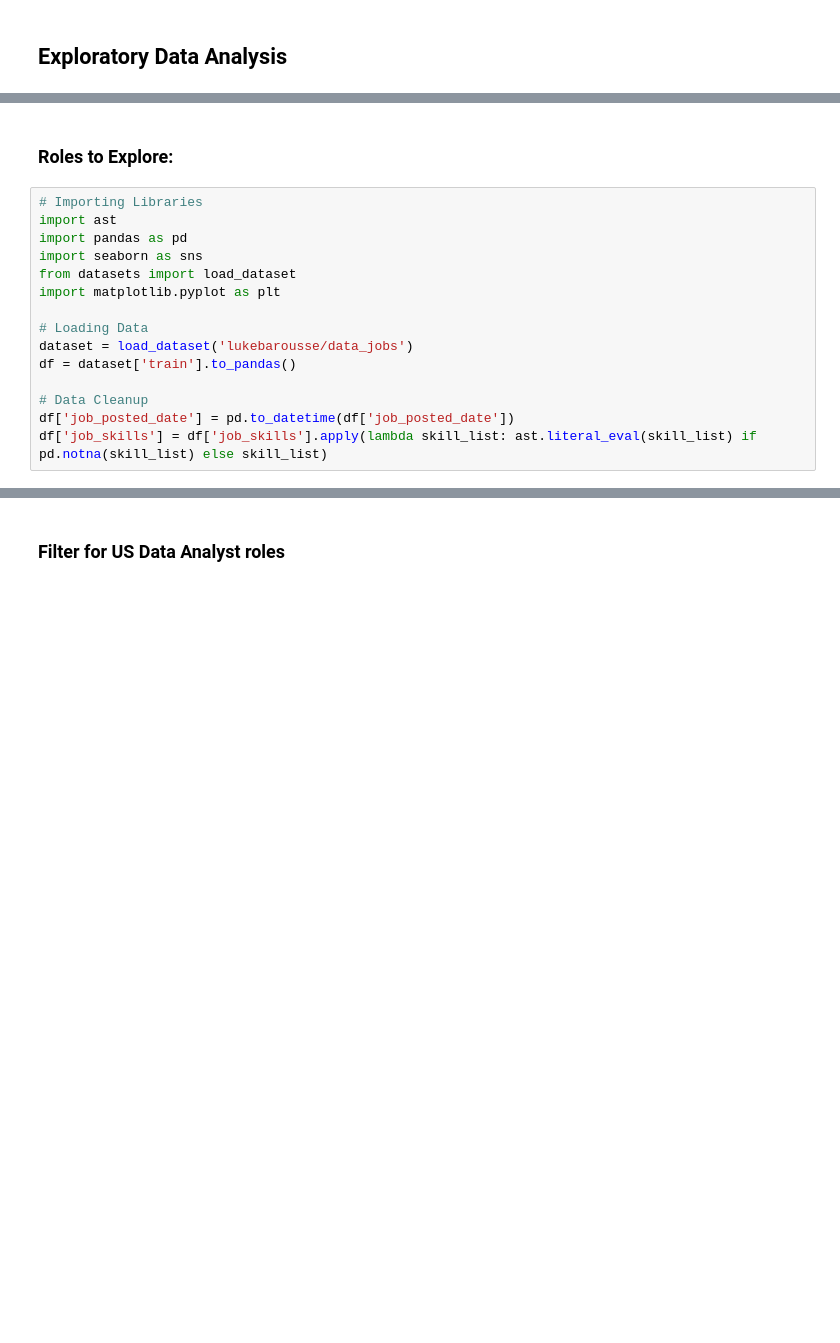
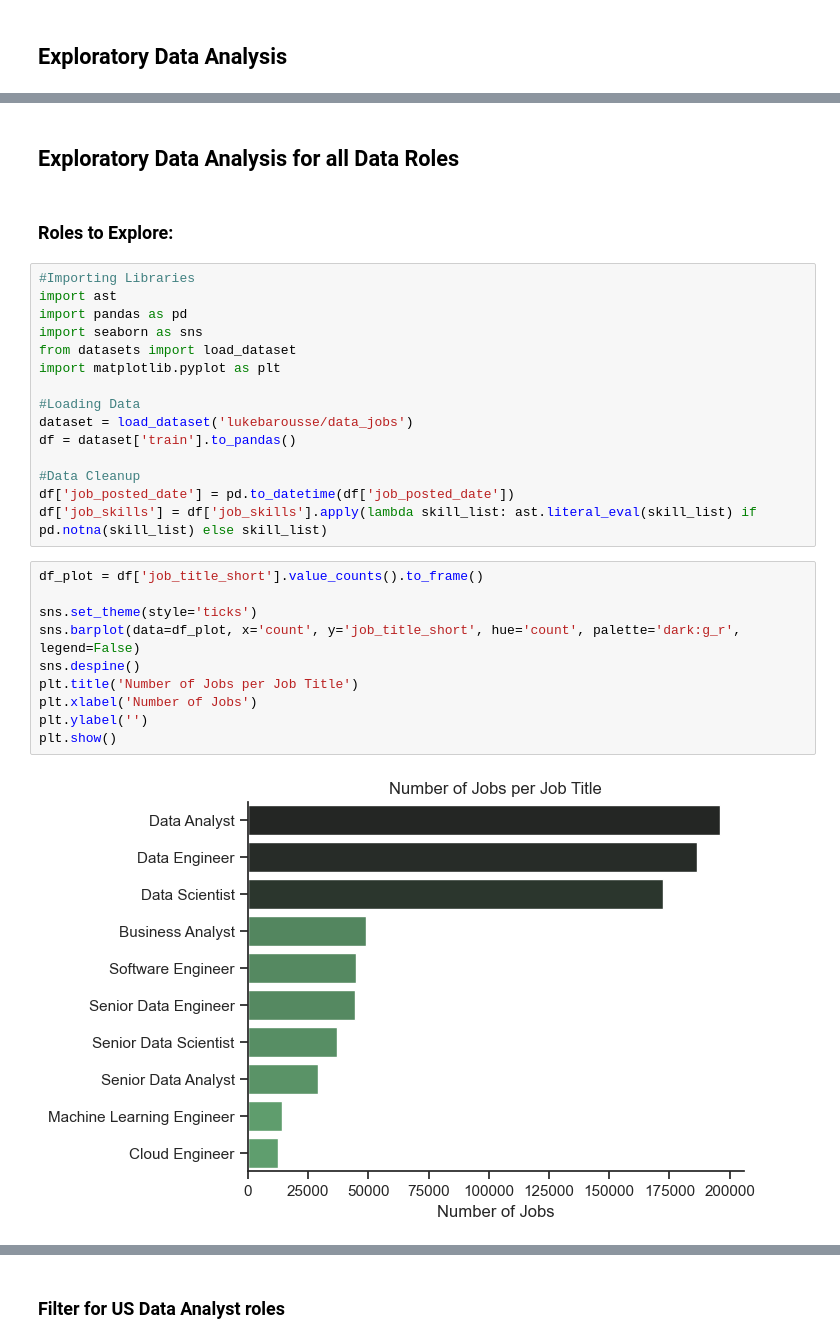
Before and after one commit to Jakenstein99/Python_Data_Project, a Jupyter notebook: Project/1_EDA_intro.ipynb, the cells around one changed output, grey strips where cells are left out. Saved outputs shown, nothing was run; the diff lists cells and outputs as text; blank space fills up the shorter version.

```diff
--- a/Project/1_EDA_intro.ipynb
+++ b/Project/1_EDA_intro.ipynb
@@ -3,17 +14,31 @@
+# %% [markdown]
+## Exploratory Data Analysis for all Data Roles
 # %% [markdown]
 ### Roles to Explore:
 # %%
-# Importing Libraries
+#Importing Libraries
 import ast
 import pandas as pd
 import seaborn as sns
 from datasets import load_dataset
 import matplotlib.pyplot as plt
 
-# Loading Data
+#Loading Data
 dataset = load_dataset('lukebarousse/data_jobs')
 df = dataset['train'].to_pandas()
 
-# Data Cleanup
+#Data Cleanup
 df['job_posted_date'] = pd.to_datetime(df['job_posted_date'])
 df['job_skills'] = df['job_skills'].apply(lambda skill_list: ast.literal_eval(skill_list) if pd.notna(skill_list) else skill_list)
+# %%
+df_plot = df['job_title_short'].value_counts().to_frame()
+
+sns.set_theme(style='ticks')
+sns.barplot(data=df_plot, x='count', y='job_title_short', hue='count', palette='dark:g_r', legend=False)
+sns.despine()
+plt.title('Number of Jobs per Job Title')
+plt.xlabel('Number of Jobs')
+plt.ylabel('')
+plt.show()
+# %% [output]
+[figure, added]
```
Also changed, not shown: parts of 14 cells of this notebook, 4 other files.
